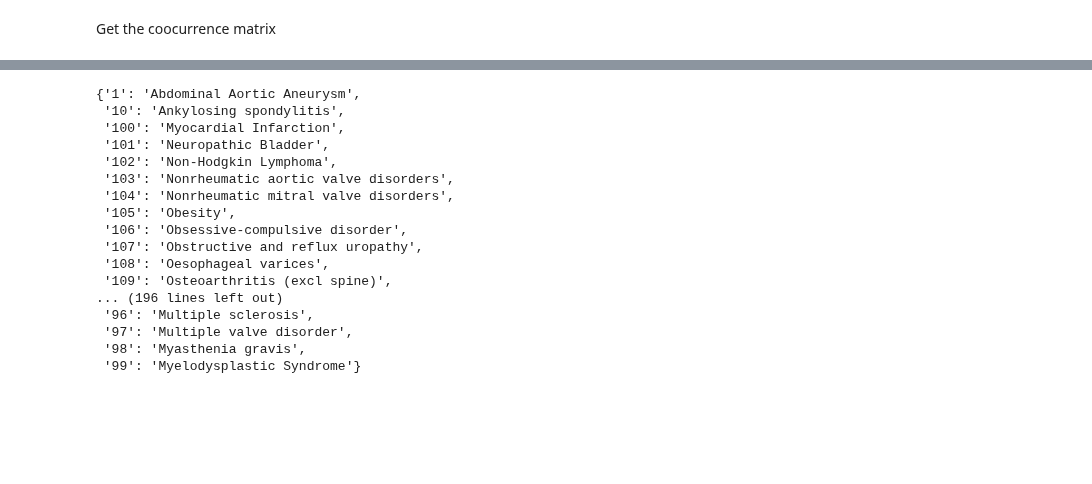
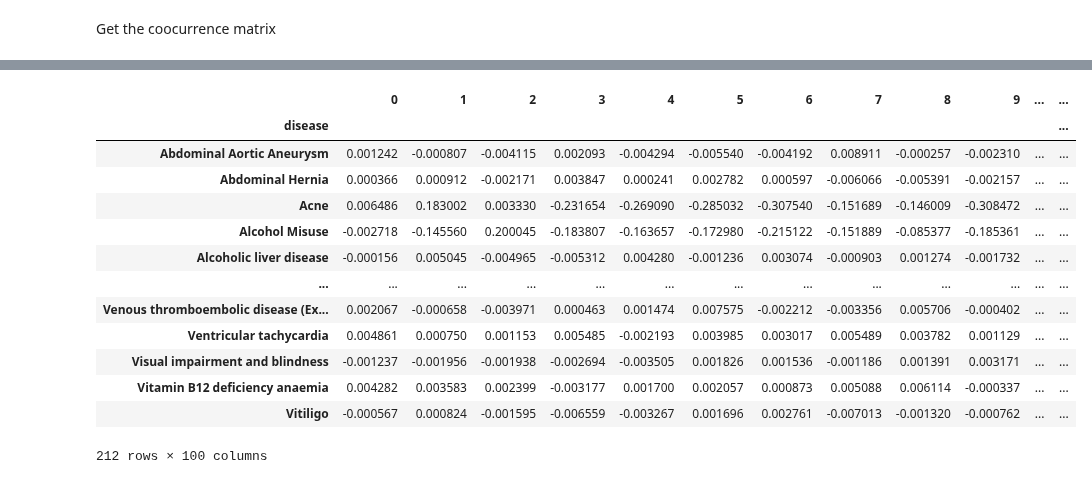
Before and after one commit to barahona-research-group/ICE-NODE, a Jupyter notebook: notebooks/cprd2_dx_clustering-Tom.ipynb, the cells around one changed output, grey strips where cells are left out. Saved outputs shown, nothing was run; the diff lists cells and outputs as text; code cells hidden in the pictures; blank space fills up the shorter version.

```diff
--- a/notebooks/cprd2_dx_clustering-Tom.ipynb
+++ b/notebooks/cprd2_dx_clustering-Tom.ipynb
@@ -77,10 +79,6 @@ Path(output_dir).mkdir(parents=True, exist_ok=True)
 # %%
-
-%load_ext autoreload
-%autoreload 2
-
 from lib.ehr.coding_scheme import DxLTC212FlatCodes, DxLTC9809FlatMedcodes, EthCPRD5, EthCPRD16
-from lib.ehr import OutcomeExtractor, FirstOccurrenceOutcomeExtractor
+from lib.ehr import OutcomeExtractor, SurvivalOutcomeExtractor
 from lib.ehr import Subject_JAX
 from lib.ehr import StaticInfoFlags
 
@@ -89,13 +87,24 @@ from lib.ehr import StaticInfoFlags
 
 code_scheme = {
     #'dx': DxLTC9809FlatMedcodes(), # other options
+    #'outcome': SurvivalOutcomeExtractor('dx_cprd_ltc9809'),
+    # Comment above^, and uncomment below, to consider only the first occurrence of codes per subject.
+    # 'outcome': SurvivalOutcomeExtractor('dx_cprd_ltc9809'),
     'dx': DxLTC212FlatCodes(),
-    #'outcome': OutcomeExtractor('dx_cprd_ltc9809'),
-    'outcome': FirstOccurrenceOutcomeExtractor('dx_cprd_ltc212'),
-    # Comment above^, and uncomment below, to consider only the first occurrence of codes per subject.
-    # 'outcome': FirstOccurrenceOutcomeExtractor('dx_cprd_ltc9809'),
+    'outcome': SurvivalOutcomeExtractor('dx_cprd_ltc212'),
     'eth': EthCPRD5()
 }
+
+
+static_info_flags = StaticInfoFlags(
+ gender=True,
+ age=True,
+ idx_deprivation=True,
+ ethnicity=EthCPRD5(), # <- include it by the category of interest, not just 'True'.
+)
+
+cprd_interface = Subject_JAX.from_dataset(cprd_dataset, code_scheme=code_scheme, static_info_flags=static_info_flags)
+cprd_splits = cprd_interface.random_splits(split1=0.7, split2=0.85, random_seed=42)
 # %% [output]
 The autoreload extension is already loaded. To reload it, use:
   %reload_ext autoreload
@@ -133,6 +192,7 @@ idx2code = {idx: code for code, idx in dx_scheme.index.items()}
 # %% [markdown]
 Get the coocurrence matrix
 # %%
+cprd_all_subjects = (cprd_interface.keys())
 # Time-window context coocurrence
 cprd_cooc_timewin = cprd_interface.dx_coocurrence(cprd_all_subjects, window_size_days=365)
 
@@ -141,8 +201,9 @@ cprd_cooc_seqwin = cprd_interface.dx_coocurrence(cprd_all_subjects, context_size
 
 from lib.embeddings import train_glove
 
-cprd_glove_timewin = train_glove(cprd_cooc_timewin, embeddings_size=100, iterations=50, prng_seed=0)
-cprd_glove_seqwin = train_glove(cprd_cooc_seqwin, embeddings_size=100, iterations=50, prng_seed=0)
+cprd_glove_timewin = train_glove(cprd_cooc_timewin, embeddings_size=100, iterations=500, prng_seed=0)
+cprd_glove_seqwin = train_glove(cprd_cooc_seqwin, embeddings_size=100, iterations=500, prng_seed=0)
 
-cprd_glove_timewin
+df_glove = pd.DataFrame(cprd_glove_timewin).reset_index().rename(columns={'index':'disease_num'})
+df_glove
 # %% [output]
@@ -234,20 +223,26 @@ array([[ 2.84833024e-01, -3.53228159e-01,  4.26388449e-02, ...,
-# %%
-dx_scheme.desc
-# %% [output]
-{'1': 'Abdominal Aortic Aneurysm',
- '10': 'Ankylosing spondylitis',
- '100': 'Myocardial Infarction',
- '101': 'Neuropathic Bladder',
- '102': 'Non-Hodgkin Lymphoma',
- '103': 'Nonrheumatic aortic valve disorders',
- '104': 'Nonrheumatic mitral valve disorders',
- '105': 'Obesity',
- '106': 'Obsessive-compulsive disorder',
- '107': 'Obstructive and reflux uropathy',
- '108': 'Oesophageal varices',
- '109': 'Osteoarthritis (excl spine)',
-... (196 lines left out)
- '96': 'Multiple sclerosis',
- '97': 'Multiple valve disorder',
- '98': 'Myasthenia gravis',
- '99': 'Myelodysplastic Syndrome'}
+# %%
+# read in disease/medcode file
+code_root = "///home//tb1009//Documents//DS211//users/tb1009//CODES//"
+disease = pd.read_csv(code_root+'212_LTC_ALL.csv')
+disease = disease[['disease','disease_num']]
+disease = disease.drop_duplicates()
+df_glove['disease_num'] = df_glove['disease_num']+1
+df_glove = df_glove.merge(disease, on='disease_num', how='left')
+del df_glove['disease_num']
+df_glove = df_glove.set_index('disease')
+df_glove
+# %% [output]
+|  | 0 | 1 | 2 | 3 | 4 | 5 | 6 | 7 | 8 | 9 | ... | ... |
+| disease |  |  |  |  |  |  |  |  |  |  |  | ... |
+| Abdominal Aortic Aneurysm | 0.001242 | -0.000807 | -0.004115 | 0.002093 | -0.004294 | -0.005540 | -0.004192 | 0.008911 | -0.000257 | -0.002310 | ... | ... |
+| Abdominal Hernia | 0.000366 | 0.000912 | -0.002171 | 0.003847 | 0.000241 | 0.002782 | 0.000597 | -0.006066 | -0.005391 | -0.002157 | ... | ... |
+| Acne | 0.006486 | 0.183002 | 0.003330 | -0.231654 | -0.269090 | -0.285032 | -0.307540 | -0.151689 | -0.146009 | -0.308472 | ... | ... |
+| Alcohol Misuse | -0.002718 | -0.145560 | 0.200045 | -0.183807 | -0.163657 | -0.172980 | -0.215122 | -0.151889 | -0.085377 | -0.185361 | ... | ... |
+| Alcoholic liver disease | -0.000156 | 0.005045 | -0.004965 | -0.005312 | 0.004280 | -0.001236 | 0.003074 | -0.000903 | 0.001274 | -0.001732 | ... | ... |
+| ... | ... | ... | ... | ... | ... | ... | ... | ... | ... | ... | ... | ... |
+| Venous thromboembolic disease (Ex... | 0.002067 | -0.000658 | -0.003971 | 0.000463 | 0.001474 | 0.007575 | -0.002212 | -0.003356 | 0.005706 | -0.000402 | ... | ... |
+| Ventricular tachycardia | 0.004861 | 0.000750 | 0.001153 | 0.005485 | -0.002193 | 0.003985 | 0.003017 | 0.005489 | 0.003782 | 0.001129 | ... | ... |
+| Visual impairment and blindness | -0.001237 | -0.001956 | -0.001938 | -0.002694 | -0.003505 | 0.001826 | 0.001536 | -0.001186 | 0.001391 | 0.003171 | ... | ... |
+| Vitamin B12 deficiency anaemia | 0.004282 | 0.003583 | 0.002399 | -0.003177 | 0.001700 | 0.002057 | 0.000873 | 0.005088 | 0.006114 | -0.000337 | ... | ... |
+| Vitiligo | -0.000567 | 0.000824 | -0.001595 | -0.006559 | -0.003267 | 0.001696 | 0.002761 | -0.007013 | -0.001320 | -0.000762 | ... | ... |
+212 rows × 100 columns
```
Also changed, not shown: parts of 39 cells of this notebook, 2 other files.
